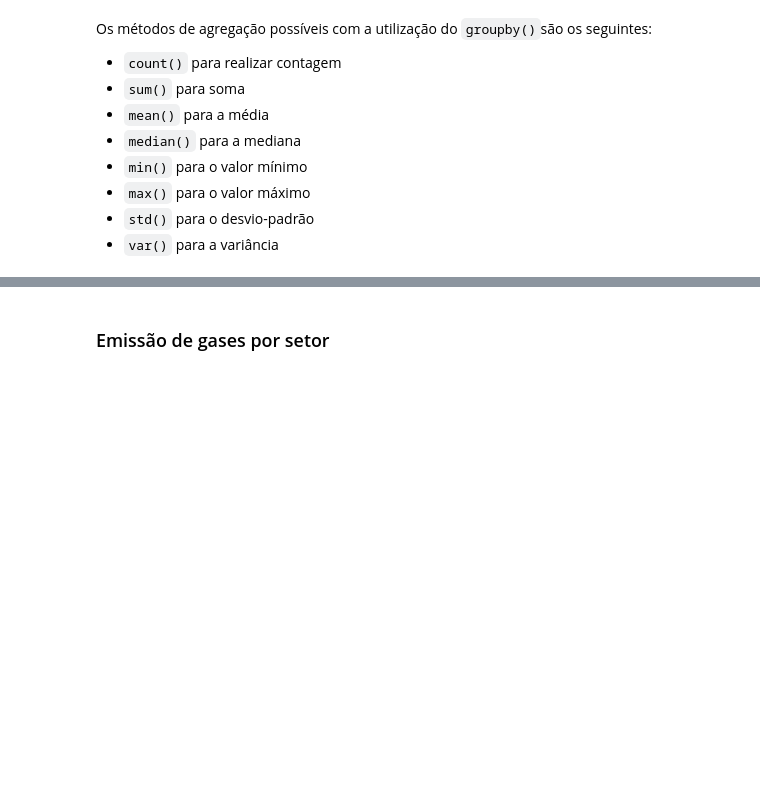
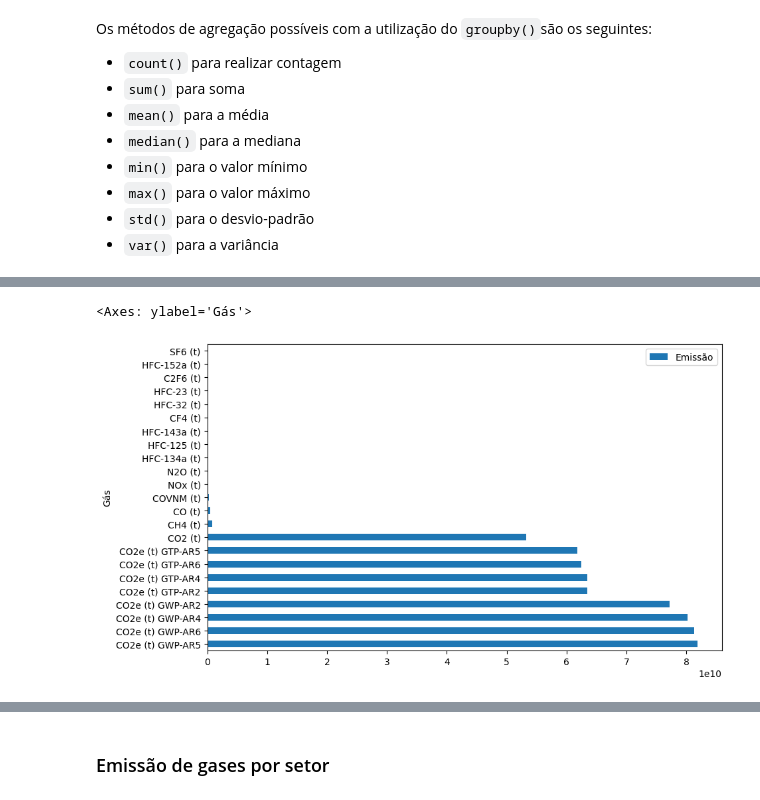
Before and after one commit to profmatheuspassos/curso-alura-pandas-selecionando-agrupando-dados, a Jupyter notebook: pandas_selecao_e_agrupamento.ipynb, the cells around one changed output, grey strips where cells are left out. Cells and saved outputs as stored; diff of their text form; code cells hidden in the pictures; blank space fills up the shorter version.

```diff
--- a/pandas_selecao_e_agrupamento.ipynb
+++ b/pandas_selecao_e_agrupamento.ipynb
@@ -271,0 +279,3 @@ Para realizar as agregações nos dados de emissão, é necessário que a base d
+# %%
+colunas_info = list(emissoes_gases.loc[:, "Nível 1 - Setor":"Produto"].columns)
+# Armazena os nomes das colunas de "Nível 1 - Setor" a "Produto" em uma lista.
@@ -271,0 +292,3 @@ Para realizar as agregações nos dados de emissão, é necessário que a base d
+# %%
+colunas_emissao = list(emissoes_gases.loc[:, 1970:2021].columns)
+# Armazena os nomes das colunas de 1970 a 2021 em uma lista.
@@ -273,0 +347,3 @@ Para realizar a transformação do DataFrame, utilizamos o método [`melt()`](ht
+# %%
+emissoes_por_ano = emissoes_gases.melt(id_vars = colunas_info, value_vars = colunas_emissao, var_name = "Ano", value_name = "Emissão")
+# Faz a mesma conversão para um novo DataFrame, agora chamado emissoes_por_ano.
@@ -289,0 +444,3 @@ Os métodos de agregação possíveis com a utilização do `groupby()`são os s
+# %%
+emissao_por_gas = emissoes_por_ano.groupby("Gás")[["Emissão"]].sum().sort_values("Emissão", ascending = False)
+# Calcula a soma das emissões por gás, ordenando de forma decrescente.
@@ -289,0 +468,6 @@ Os métodos de agregação possíveis com a utilização do `groupby()`são os s
+# %%
+emissao_por_gas.plot(kind='barh', figsize=(10,6))
+# Plota um gráfico de barras horizontais das emissões por gás.
+# %% [output]
+<Axes: ylabel='Gás'>
+[figure, added]
```
Also changed, not shown: parts of 14 cells of this notebook.
